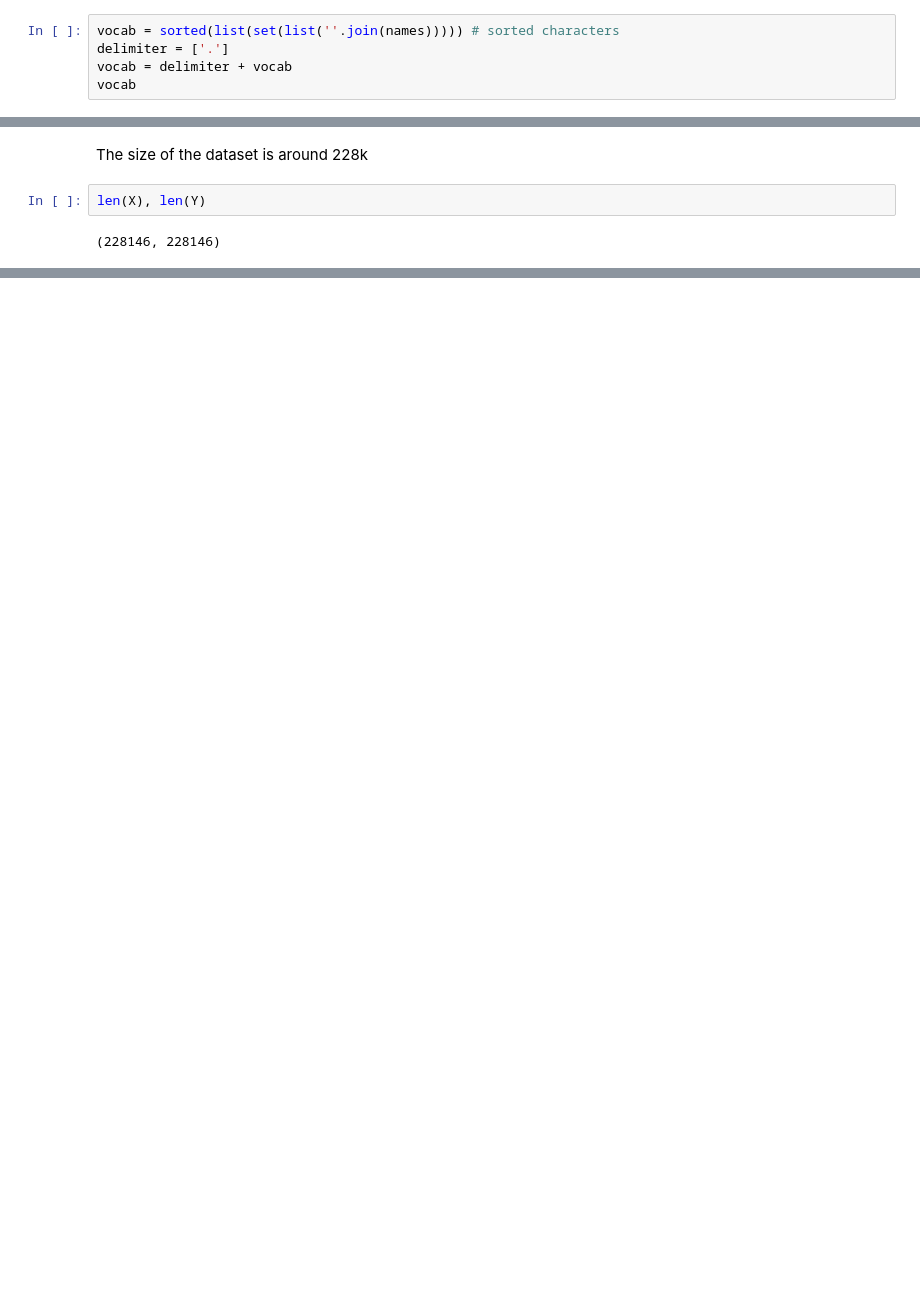
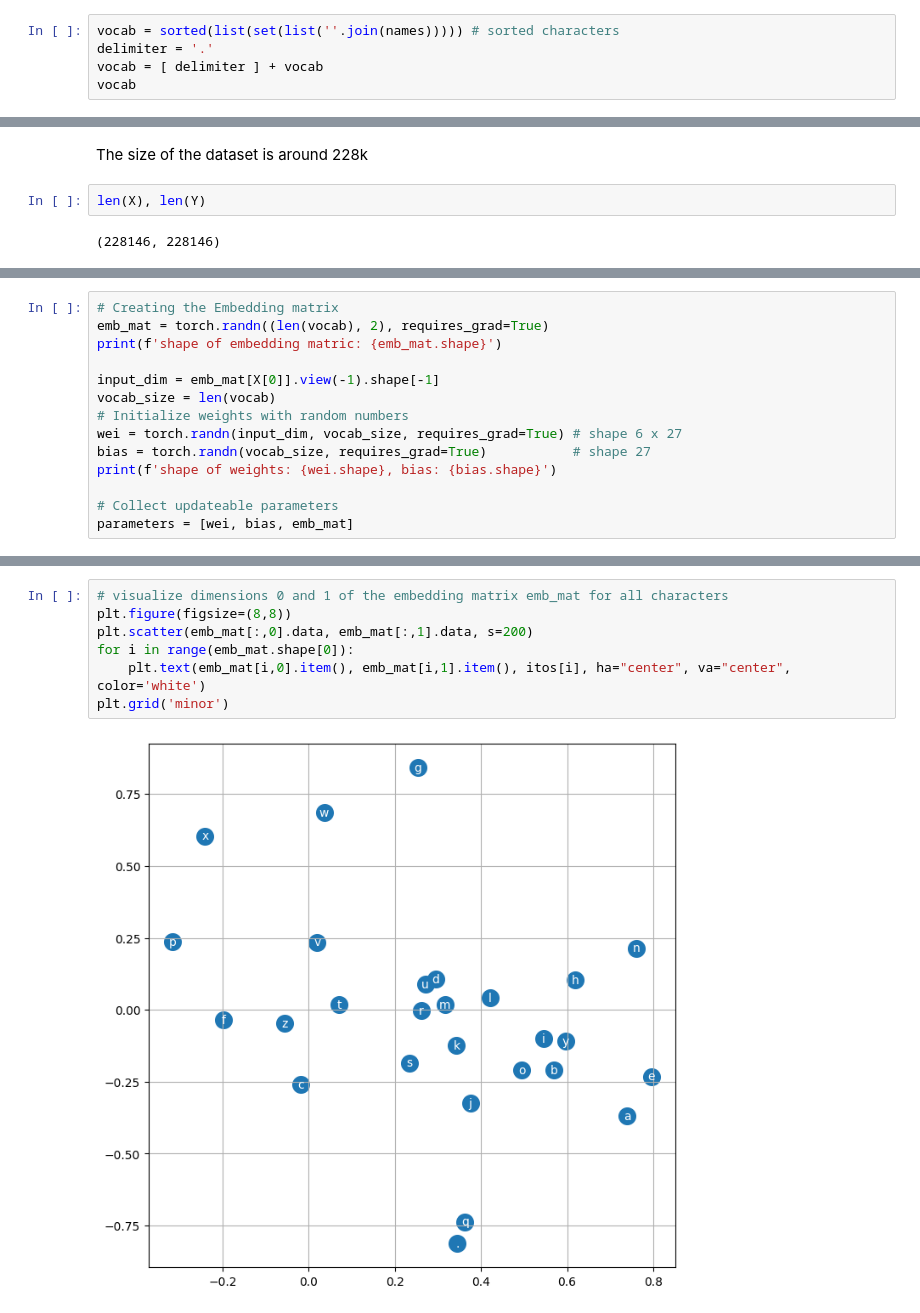
Before and after one commit to ishandahal/simple-language-model, a Jupyter notebook: trigram_model.ipynb, the cells around one changed output, grey strips where cells are left out. Saved outputs shown, nothing was run; the diff lists cells and outputs as text; blank space fills up the shorter version.

```diff
--- a/trigram_model.ipynb
+++ b/trigram_model.ipynb
@@ -50,8 +44,8 @@ Longest name has 15 letters
 Names are in english language and only contain alphabets. We are going to use all the unique characters to create our vocabulary. We are going to use '.' as a placeholder to indicate start and end of a sequence of characters (name).
 # %%
 vocab = sorted(list(set(list(''.join(names))))) # sorted characters
-delimiter = ['.']
-vocab = delimiter + vocab
+delimiter = '.'
+vocab = [ delimiter ] + vocab
 vocab
 # %% [output]
 ['.',
@@ -132,0 +135,14 @@ len(X), len(Y)
+# %%
+# Creating the Embedding matrix
+emb_mat = torch.randn((len(vocab), 2), requires_grad=True)
+print(f'shape of embedding matric: {emb_mat.shape}')
+
+input_dim = emb_mat[X[0]].view(-1).shape[-1]
+vocab_size = len(vocab)
+# Initialize weights with random numbers
+wei = torch.randn(input_dim, vocab_size, requires_grad=True) # shape 6 x 27
+bias = torch.randn(vocab_size, requires_grad=True)           # shape 27
+print(f'shape of weights: {wei.shape}, bias: {bias.shape}')
+
+# Collect updateable parameters
+parameters = [wei, bias, emb_mat]
@@ -132,0 +264,9 @@ len(X), len(Y)
+# %%
+# visualize dimensions 0 and 1 of the embedding matrix emb_mat for all characters
+plt.figure(figsize=(8,8))
+plt.scatter(emb_mat[:,0].data, emb_mat[:,1].data, s=200)
+for i in range(emb_mat.shape[0]):
+    plt.text(emb_mat[i,0].item(), emb_mat[i,1].item(), itos[i], ha="center", va="center", color='white')
+plt.grid('minor')
+# %% [output]
+[figure, added]
```
Also changed, not shown: parts of 29 cells of this notebook.
